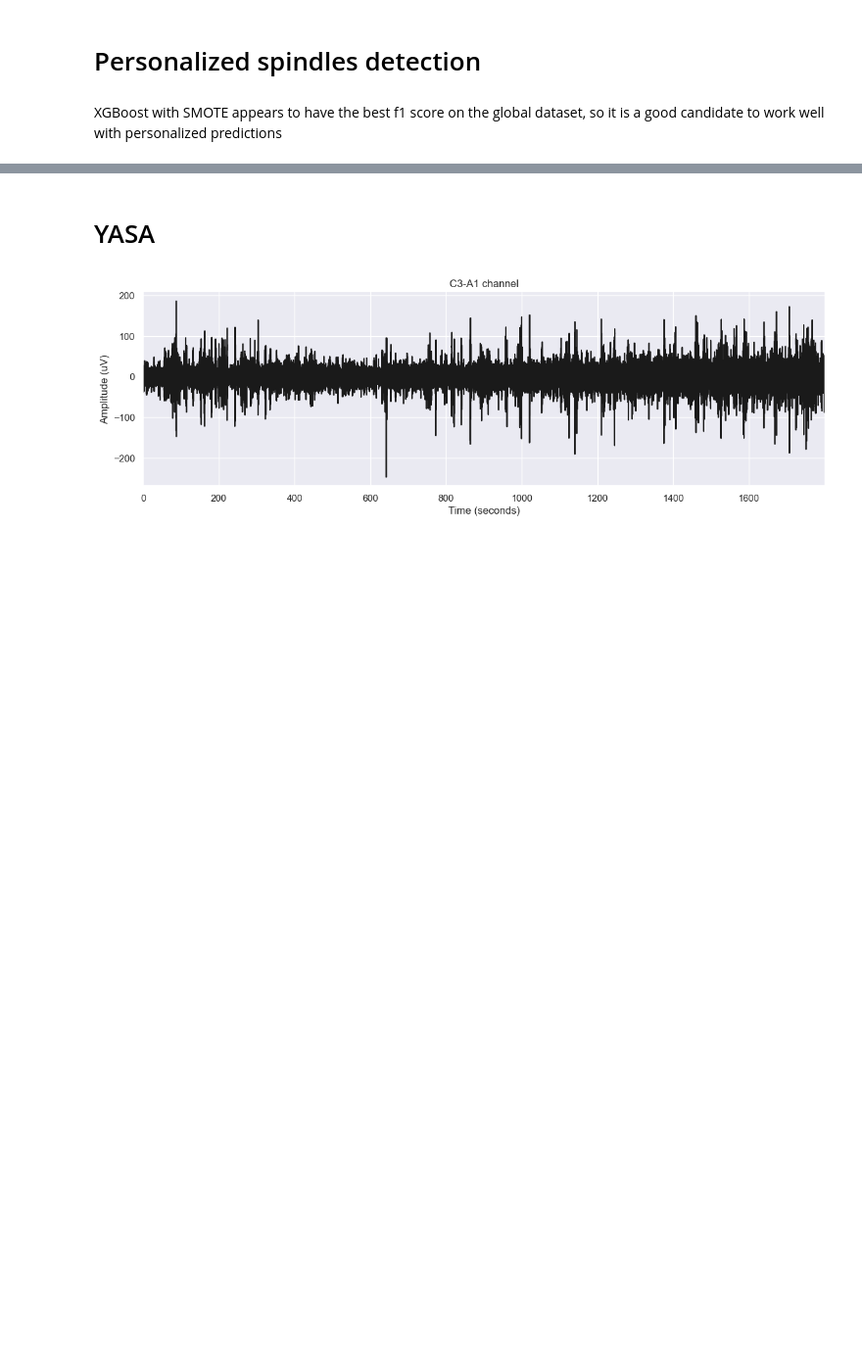
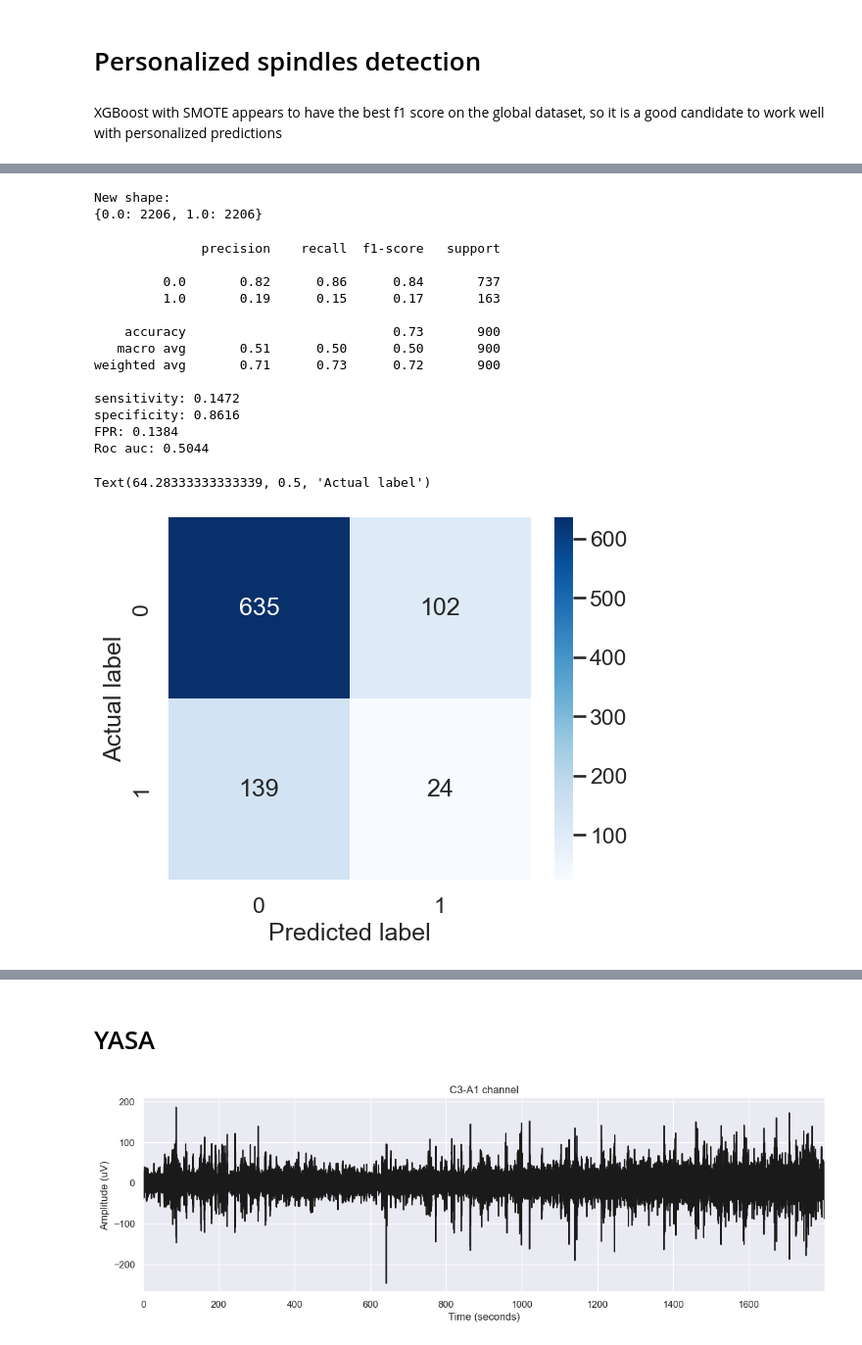
Before and after one commit to k0ruy/spindle-detection, a Jupyter notebook: eda_prepro_modelling.ipynb, the cells around one changed output, grey strips where cells are left out. Shown at 98% size. Cells and saved outputs as stored; diff of their text form; code cells hidden in the pictures; blank space fills up the shorter version.

```diff
--- a/eda_prepro_modelling.ipynb
+++ b/eda_prepro_modelling.ipynb
@@ -787,2 +771,2 @@ X_list[0]
 # %%
-X_train_p, X_test_p, y_train_p, y_test_p = train_test_split(X_list[0], y_list[0], test_size=0.25)
+X_train_p, X_test_p, y_train_p, y_test_p = train_test_split(X_list[1], y_list[1], test_size=0.25)
@@ -797,0 +773,36 @@ X_train_p.head(5)
+# %%
+sm = SMOTE(random_state=0)
+X_train_p_sm, y_train_p_sm = sm.fit_resample(X_train_p, y_train_p)
+unique, counts = np.unique(y_train_p_sm, return_counts=True)
+print(f'New shape:\n{dict(zip(unique, counts))}')
+# %% [output]
+New shape:
+{0.0: 2206, 1.0: 2206}
+# %%
+xgb = XGBClassifier(random_state=42, n_jobs=-1)
+xgb.fit(X_train_p_sm, y_train_p_sm)
+y_pred = xgb.predict(X_test_p)
+print(classification_report(y_test_p, y_pred))
+evaluate(y_test_p, y_pred)
+
+mat = confusion_matrix(y_test_p, y_pred)
+sns.heatmap(mat, square=True, annot=True, fmt='d', cmap='Blues')
+
+plt.xlabel('Predicted label')
+plt.ylabel('Actual label')
+# %% [output]
+              precision    recall  f1-score   support
+
+         0.0       0.82      0.86      0.84       737
+         1.0       0.19      0.15      0.17       163
+
+    accuracy                           0.73       900
+   macro avg       0.51      0.50      0.50       900
+weighted avg       0.71      0.73      0.72       900
+
+sensitivity: 0.1472
+specificity: 0.8616
+FPR: 0.1384
+Roc auc: 0.5044
+Text(64.28333333333339, 0.5, 'Actual label')
+[figure, added]
```
Also changed, not shown: parts of 7 cells of this notebook.
